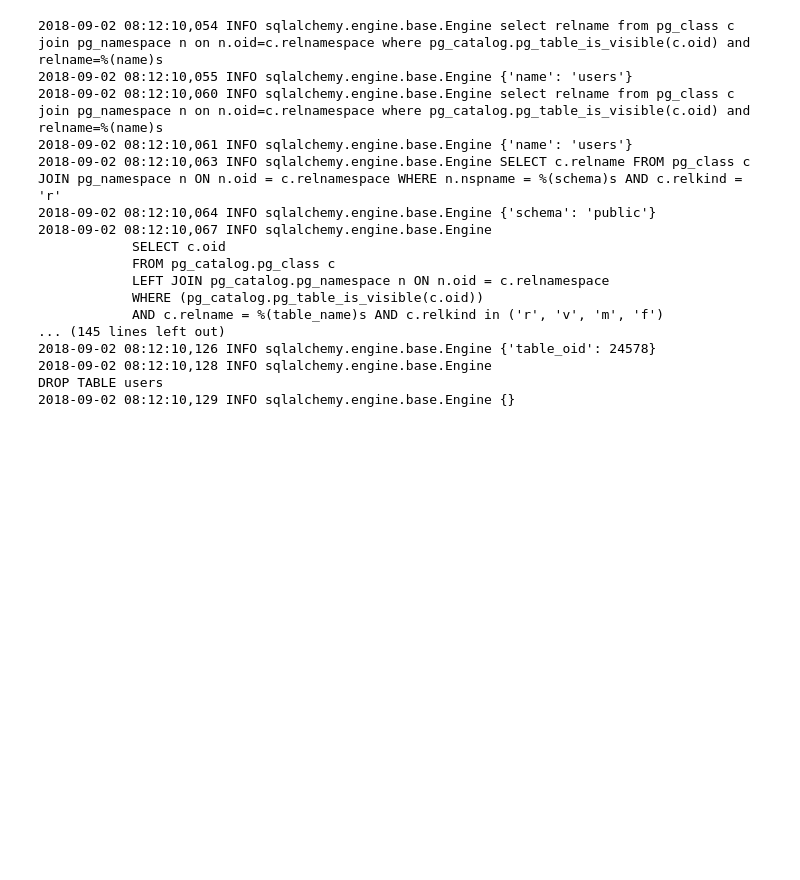
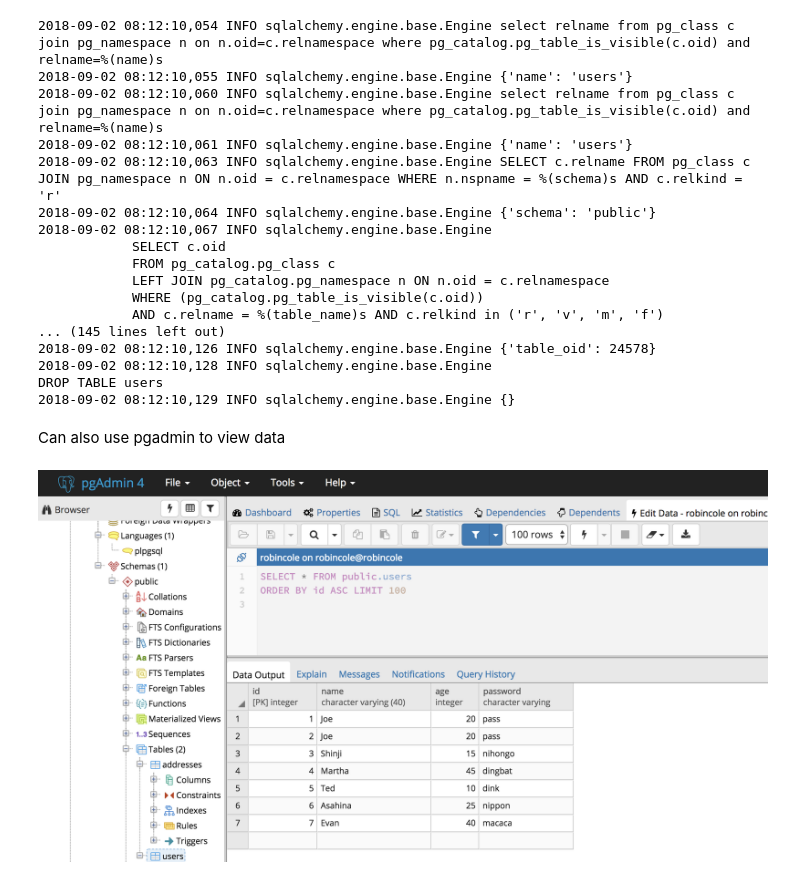
Before and after one commit to robmarkcole/Useful-python, a Jupyter notebook: SQL/SQLAlchemy tutorial 23-12-2017/SQLAlchemy Tutorial 2-9-2018.ipynb, the cells around one changed output. Saved outputs shown, nothing was run; the diff lists cells and outputs as text; code cells hidden in the pictures; blank space fills up the shorter version.

```diff
--- a/SQL/SQLAlchemy tutorial 23-12-2017/SQLAlchemy Tutorial 2-9-2018.ipynb
+++ b/SQL/SQLAlchemy tutorial 23-12-2017/SQLAlchemy Tutorial 2-9-2018.ipynb
@@ -310,3 +320,10 @@ DROP TABLE users
 2018-09-02 08:12:10,129 INFO sqlalchemy.engine.base.Engine {}
 # %%
 pd.read_sql_query("select * from users;", conn)
+# %% [markdown]
+Can also use pgadmin to view data
+# %%
+from IPython.display import Image
+Image("pgadmin.png")
+# %% [output]
+[figure, added]
```
Also changed, not shown: parts of 1 cell of this notebook, 3 other files.
